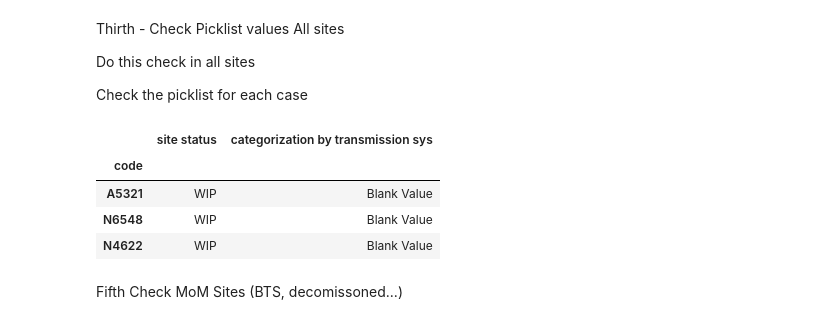
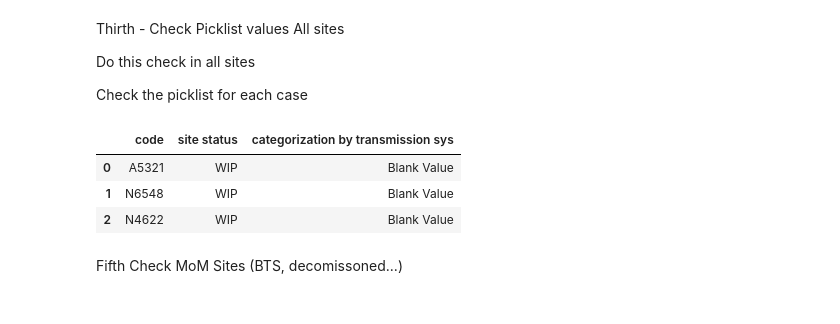
Before and after one commit to emerenan/xlsx_validation, a Jupyter notebook: ro_validations.ipynb, the cells around one changed output. Drawn from its saved outputs; the diff is of its cells as text; code cells hidden in the pictures.

```diff
--- a/ro_validations.ipynb
+++ b/ro_validations.ipynb
@@ -77,7 +79,7 @@ towerdb = towerdb.rename(columns=dic_cols)
 #towerdb.columns = list(map(lambda x: re.sub(r'^\s+|\s+$', '', str(x.lower())), towerdb.columns.to_list()))
 
 dates_tw =['infrastructure ready (existing)/ to be ready (new)','billing trigger date','first_active_sharing_start_date',
-           'first_active_sharing_end_date','radio equipments to be deactivated by', 'rfai ( ready for active installation ) ', 'date_of_equipment_removal']
+           'first_active_sharing_end_date','radio equipments to be deactivated by','transfer_date_of_registration_required_sites', 'rfai ( ready for active installation ) ', 'date_of_equipment_removal']
 
 for i in dates_tw:
     towerdb[i] = pd.to_datetime(towerdb[i])
@@ -300,9 +300,10 @@ Do this check in all sites
 
 Check the picklist for each case
 # %%
-def check_picklist_v1(df,df_index,df_status, df_cols, picklist_dict):
+def check_picklist_v1(df,df_index,df_status, picklist_dict):
     from collections import defaultdict
 
+    df_cols = list(picklist_dict.keys())
     df_picklist = df[df_cols].fillna('')
     df_picklist = df_picklist.to_dict(orient='list')
 
@@ -317,40 +318,39 @@ def check_picklist_v1(df,df_index,df_status, df_cols, picklist_dict):
                 if pd.isnull(value) or pd.isna(value) or value=='' or value=='nan':
                     new_dic[column].append('Blank Value')
                 else:
                     new_dic[column].append(f'Incorrect value: {value}')
             else:
                 new_dic[column].append('Ok!')
 
     df_errors = pd.DataFrame(new_dic)
     df_errors = df_errors.replace('Ok!', np.nan)
     df_errors[df_index] = [i for i in df[df_index]]
     df_errors = df_errors.set_index(df_index)
     df_errors = df_errors.dropna(how='all', axis=0)
     df_errors = df_errors.dropna(how='all', axis=1)
     df_errors = df_errors.reset_index()
 
     df = df[[df_index, df_status]]
     df_errors = pd.merge(df_errors,df, how='left', on=[df_index])
     df_errors = df_errors.set_index(df_index)
     df_errors = df_errors[[df_status]+ df_errors.columns[:-1].tolist()]
-    #df_errors = df_errors.reset_index()
+    df_errors = df_errors.reset_index()
     return df_errors
 
 picklist_tw_general = {
     'categorization by transmission sys': ['Long-term Mobile', 'Macro', 'Outdoor Small Cells', 'Public DAS',\
                                            'Repeater', 'Transmission', 'w/o equipment']
 }
 pick_col_general = ['code', 'categorization by transmission sys']
 
-df_general_pick = check_picklist_v1(towerdb, tw_index, tw_status, pick_col_general, picklist_tw_general)
+df_general_pick = check_picklist_v1(towerdb, tw_index, tw_status, picklist_tw_general)
 df_general_pick
 #no errors
 # %% [output]
-|  | site status | categorization by transmission sys |
-| code |  |  |
-| A5321 | WIP | Blank Value |
-| N6548 | WIP | Blank Value |
-| N4622 | WIP | Blank Value |
+|  | code | site status | categorization by transmission sys |
+| 0 | A5321 | WIP | Blank Value |
+| 1 | N6548 | WIP | Blank Value |
+| 2 | N4622 | WIP | Blank Value |
 # %% [markdown]
 Fifth Check MoM Sites (BTS, decomissoned...)
 # %%
```
Also changed, not shown: parts of 4 cells of this notebook.
